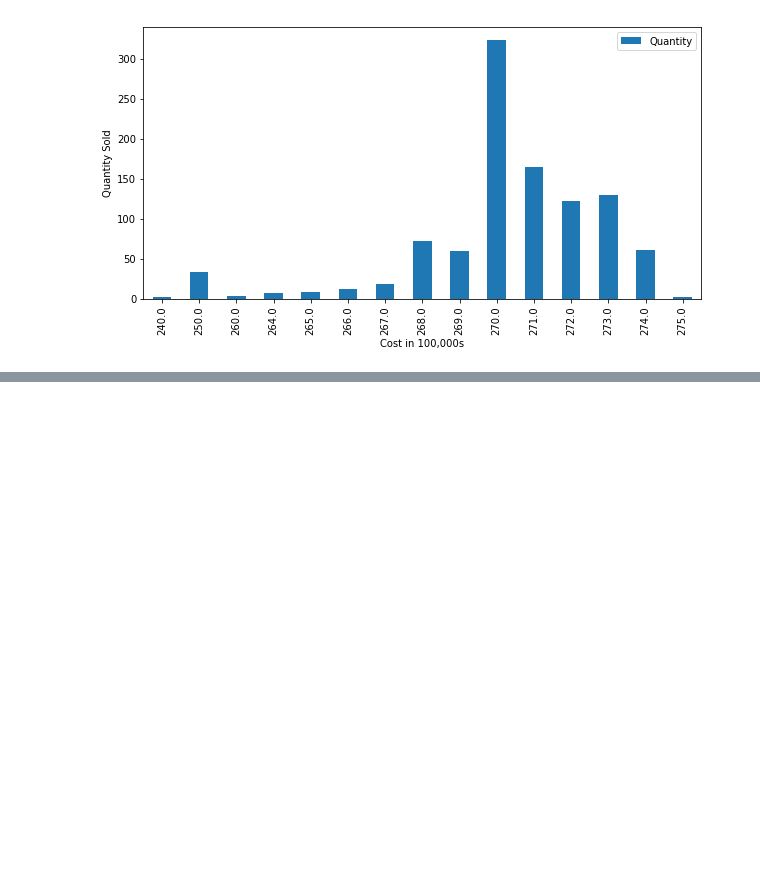
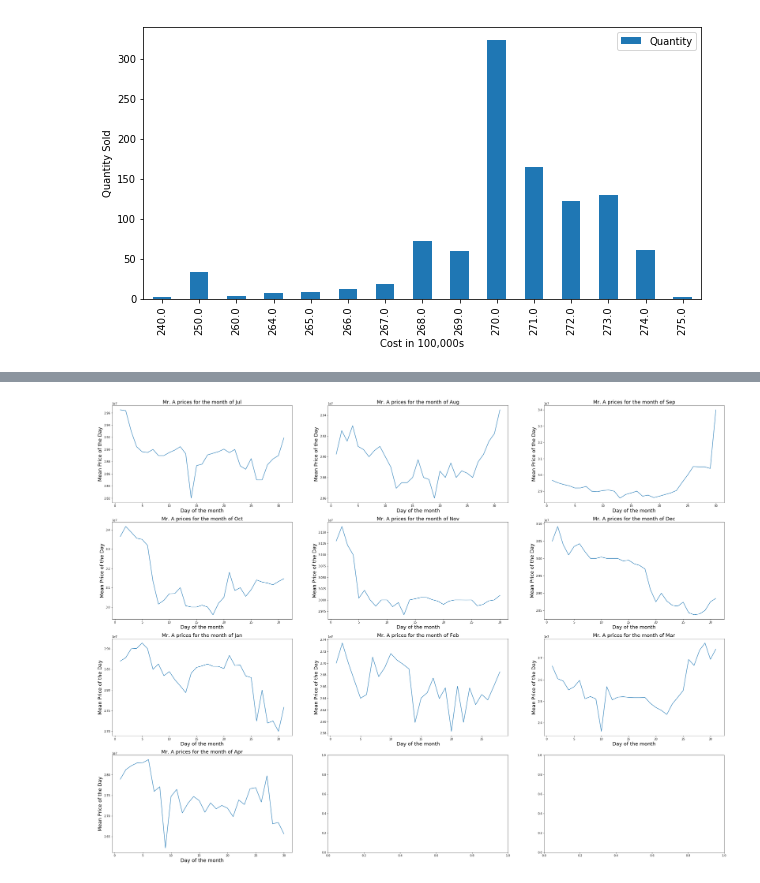
Before and after one commit to AdamJacoby/Kol_Market_Data, a Jupyter notebook: Kol_Data.ipynb, the cells around one changed output, grey strips where cells are left out. Saved outputs shown, nothing was run; the diff lists cells and outputs as text; code cells hidden in the pictures; blank space fills up the shorter version.

```diff
--- a/Kol_Data.ipynb
+++ b/Kol_Data.ipynb
@@ -110,0 +119,11 @@ pl.plot(a)
+# %%
+path = os.path.join(os.getcwd(),'Mr_A_Year')
+Convert_Kol(path,'CSV_Mr_A_Year')
+path = os.path.join(os.getcwd(),'CSV_Mr_A_Year.csv')
+Mr_A_Data_Year=pd.read_csv(path)
+Day_of_Month_Data = Mr_A_Data_Year.loc[:,['Month','Day','Quantity','Cost']]
+Day_of_Month_Data=Day_of_Month_Data[Day_of_Month_Data['Month']!='Jun']
+Day_of_Month_Data['Total Cost']=Day_of_Month_Data['Cost']*Day_of_Month_Data['Quantity']
+Day_of_Month_Data=Day_of_Month_Data.groupby(['Month','Day']).sum()
+Day_of_Month_Data['Cost'] = Day_of_Month_Data['Total Cost']/Day_of_Month_Data['Quantity']
+Day_of_Month_Data.head()
@@ -110,0 +163,12 @@ pl.plot(a)
+# %%
+Months = ['Jul','Aug','Sep','Oct','Nov','Dec','Jan','Feb','Mar','Apr']# The websit is missing half the data for the month of may
+f, a = plt.subplots(4,3)
+f.set_size_inches(40,30)
+for i in range(0,10):
+    temp_Data=Day_of_Month_Data[Day_of_Month_Data.index.get_level_values(0)==Months[i]]
+    a[int(math.floor(i/3)),int(i%3)].plot(np.array(temp_Data.index.get_level_values(1)),np.array(temp_Data['Cost']))
+    a[int(math.floor(i/3)),int(i%3)].set_xlabel('Day of the month', fontsize=18)
+    a[int(math.floor(i/3)),int(i%3)].set_ylabel('Mean Price of the Day', fontsize=18)
+    a[int(math.floor(i/3)),int(i%3)].set_title('Mr. A prices for the month of '+Months[i], fontsize=18)
+# %% [output]
+[figure, added]
```
Also changed, not shown: parts of 45 cells of this notebook, 2 other files.
